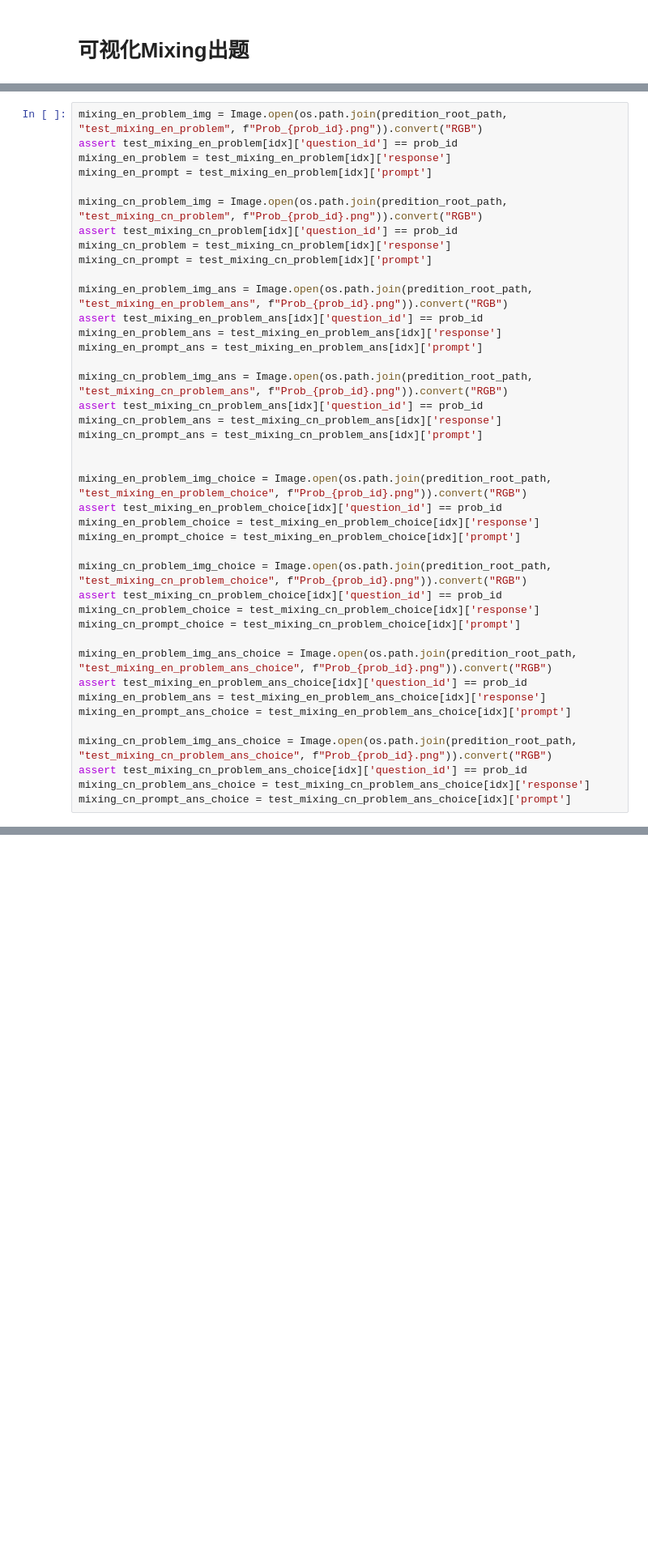
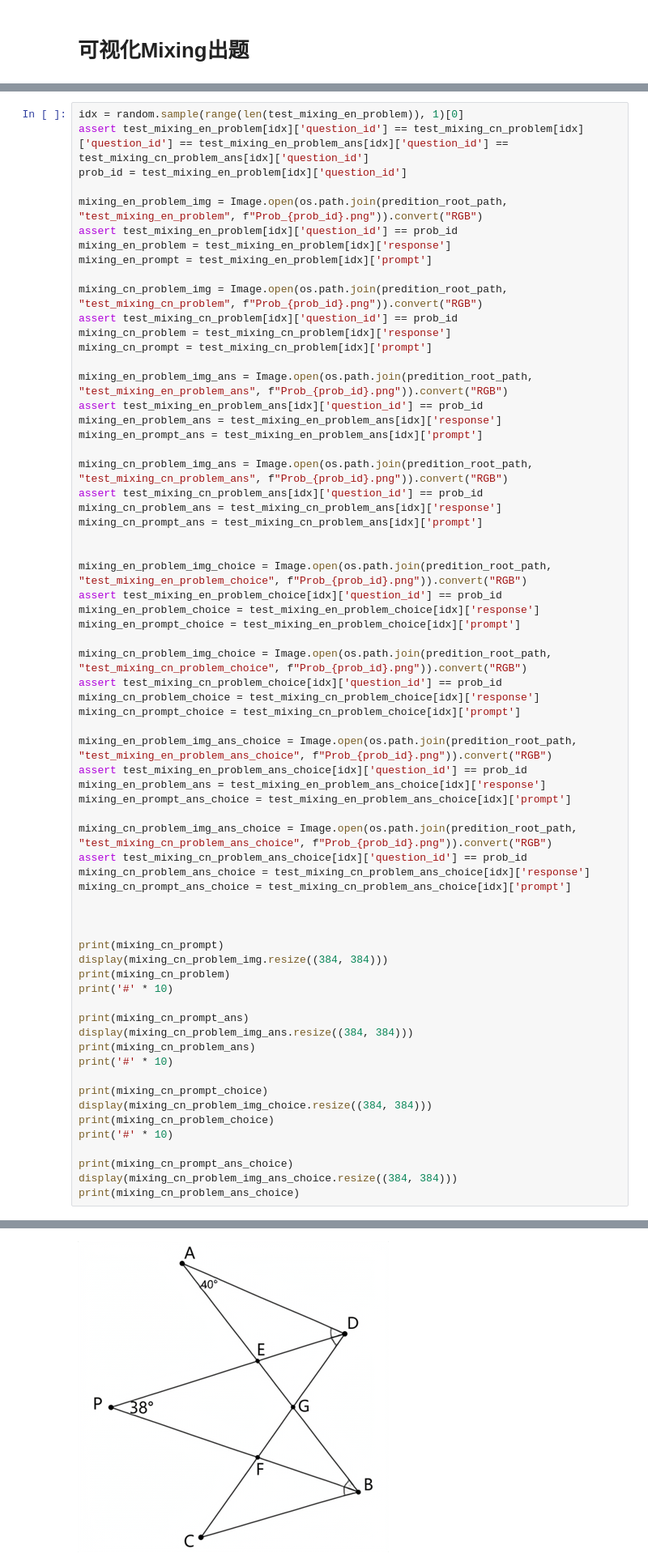
Before and after one commit to zezeze97/Geo-Show-o, a Jupyter notebook: eval/eval_vis.ipynb, the cells around one changed output, grey strips where cells are left out. Shown: that part at 81% size. Cells and saved outputs as stored; diff of their text form; blank space fills up the shorter version.

```diff
--- a/eval/eval_vis.ipynb
+++ b/eval/eval_vis.ipynb
@@ -261,6 +254,10 @@ with open(os.path.join(predition_root_path, 'test_mixing_cn_problem_ans_choice.j
     for line in f:
         test_mixing_cn_problem_ans_choice.append(json.loads(line))
 # %%
+idx = random.sample(range(len(test_mixing_en_problem)), 1)[0]
+assert test_mixing_en_problem[idx]['question_id'] == test_mixing_cn_problem[idx]['question_id'] == test_mixing_en_problem_ans[idx]['question_id'] == test_mixing_cn_problem_ans[idx]['question_id']
+prob_id = test_mixing_en_problem[idx]['question_id']
+
 mixing_en_problem_img = Image.open(os.path.join(predition_root_path, "test_mixing_en_problem", f"Prob_{prob_id}.png")).convert("RGB")
 assert test_mixing_en_problem[idx]['question_id'] == prob_id
 mixing_en_problem = test_mixing_en_problem[idx]['response']
@@ -301,3 +298,25 @@ mixing_cn_problem_img_ans_choice = Image.open(os.path.join(predition_root_path,
 assert test_mixing_cn_problem_ans_choice[idx]['question_id'] == prob_id
 mixing_cn_problem_ans_choice = test_mixing_cn_problem_ans_choice[idx]['response']
 mixing_cn_prompt_ans_choice = test_mixing_cn_problem_ans_choice[idx]['prompt']
+
+
+
+print(mixing_cn_prompt)
+display(mixing_cn_problem_img.resize((384, 384)))
+print(mixing_cn_problem)
+print('#' * 10)
+
+print(mixing_cn_prompt_ans)
+display(mixing_cn_problem_img_ans.resize((384, 384)))
+print(mixing_cn_problem_ans)
+print('#' * 10)
+
+print(mixing_cn_prompt_choice)
+display(mixing_cn_problem_img_choice.resize((384, 384)))
+print(mixing_cn_problem_choice)
+print('#' * 10)
+
+print(mixing_cn_prompt_ans_choice)
+display(mixing_cn_problem_img_ans_choice.resize((384, 384)))
+print(mixing_cn_problem_ans_choice)
+# %% [output]
@@ -303,0 +324 @@ mixing_cn_prompt_ans_choice = test_mixing_cn_problem_ans_choice[idx]['prompt']
+[figure, added]
```
Also changed, not shown: parts of 5 cells of this notebook, 6 other files.
